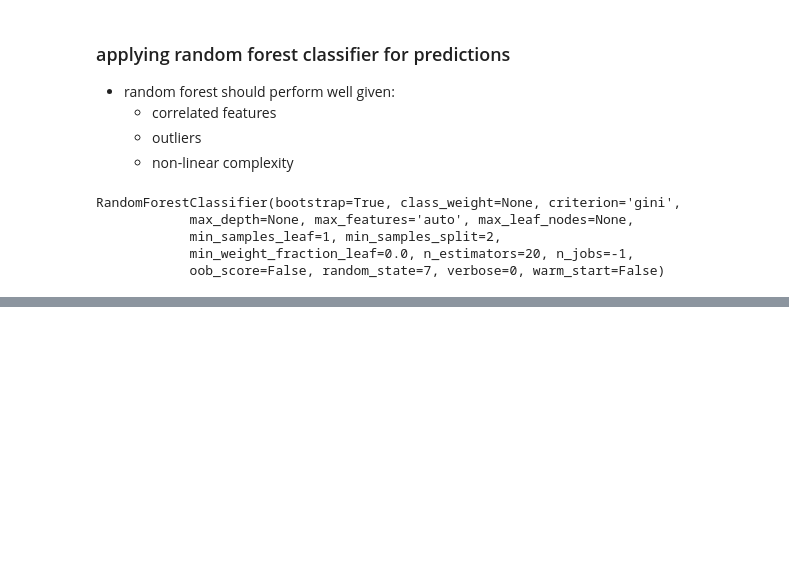
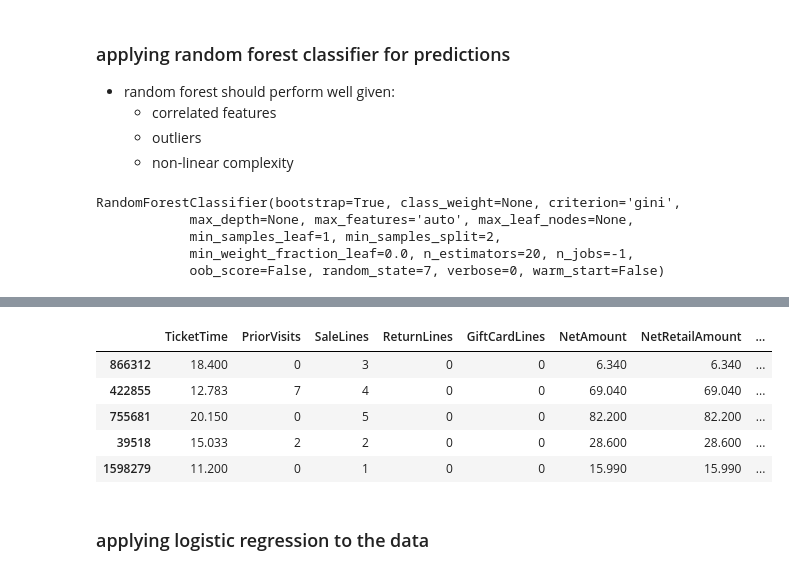
Before and after one commit to zenyui/ga-portfolio, a Jupyter notebook: project/zenyui_repeatly.ipynb, the cells around one changed output, grey strips where cells are left out. Cells and saved outputs as stored; diff of their text form; code cells hidden in the pictures; blank space fills up the shorter version.

```diff
--- a/project/zenyui_repeatly.ipynb
+++ b/project/zenyui_repeatly.ipynb
@@ -466 +470,12 @@ dfrf
 | 4 | GiftCardLines | 0.000 |
+# %%
+X_train_2.head()
+# %% [output]
+|  | TicketTime | PriorVisits | SaleLines | ReturnLines | GiftCardLines | NetAmount | NetRetailAmount | ... |
+| 866312 | 18.400 | 0 | 3 | 0 | 0 | 6.340 | 6.340 | ... |
+| 422855 | 12.783 | 7 | 4 | 0 | 0 | 69.040 | 69.040 | ... |
+| 755681 | 20.150 | 0 | 5 | 0 | 0 | 82.200 | 82.200 | ... |
+| 39518 | 15.033 | 2 | 2 | 0 | 0 | 28.600 | 28.600 | ... |
+| 1598279 | 11.200 | 0 | 1 | 0 | 0 | 15.990 | 15.990 | ... |
+# %% [markdown]
+### applying logistic regression to the data
```
Also changed, not shown: parts of 22 cells of this notebook, 3 other files.
